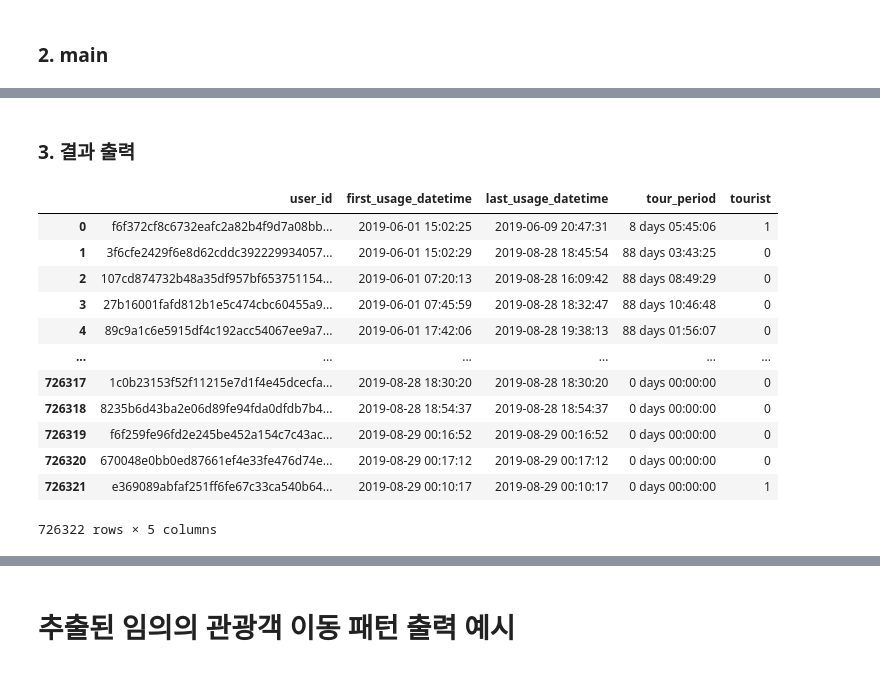
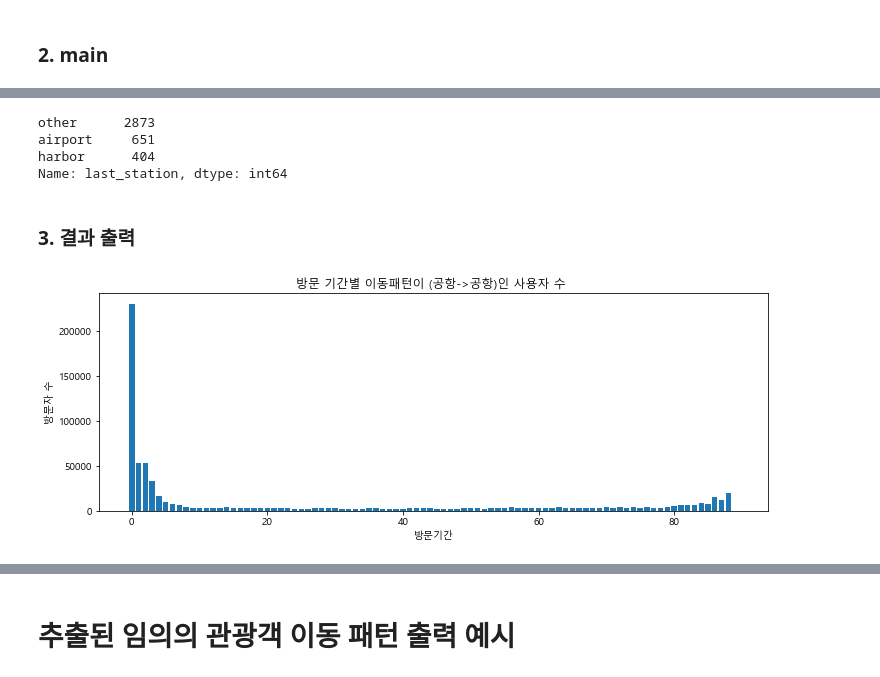
Before and after one commit to hoonisone/2020_jeju-bus-tag_data-analysis, a Jupyter notebook: 1. 사용자 정보 추출.ipynb, the cells around one changed output, grey strips where cells are left out. Drawn from its saved outputs; the diff is of its cells as text; code cells hidden in the pictures.

Commit message:
user_df has many columns

```diff
--- a/1. 사용자 정보 추출.ipynb
+++ b/1. 사용자 정보 추출.ipynb
@@ -149,18 +178,12 @@ print("저장완료")
+# %%
+# 항만에서 출발
+a = user_df[user_df["first_station"] == "harbor"]
+b = a["last_station"].value_counts()
+b
+# %% [output]
+other      2873
+airport     651
+harbor      404
+Name: last_station, dtype: int64
 # %% [markdown]
 ### 3. 결과 출력
-# %%
-user_infor_df
-# %% [output]
-|  | user_id | first_usage_datetime | last_usage_datetime | tour_period | tourist |
-| 0 | f6f372cf8c6732eafc2a82b4f9d7a08bb... | 2019-06-01 15:02:25 | 2019-06-09 20:47:31 | 8 days 05:45:06 | 1 |
-| 1 | 3f6cfe2429f6e8d62cddc392229934057... | 2019-06-01 15:02:29 | 2019-08-28 18:45:54 | 88 days 03:43:25 | 0 |
-| 2 | 107cd874732b48a35df957bf653751154... | 2019-06-01 07:20:13 | 2019-08-28 16:09:42 | 88 days 08:49:29 | 0 |
-| 3 | 27b16001fafd812b1e5c474cbc60455a9... | 2019-06-01 07:45:59 | 2019-08-28 18:32:47 | 88 days 10:46:48 | 0 |
-| 4 | 89c9a1c6e5915df4c192acc54067ee9a7... | 2019-06-01 17:42:06 | 2019-08-28 19:38:13 | 88 days 01:56:07 | 0 |
-| ... | ... | ... | ... | ... | ... |
-| 726317 | 1c0b23153f52f11215e7d1f4e45dcecfa... | 2019-08-28 18:30:20 | 2019-08-28 18:30:20 | 0 days 00:00:00 | 0 |
-| 726318 | 8235b6d43ba2e06d89fe94fda0dfdb7b4... | 2019-08-28 18:54:37 | 2019-08-28 18:54:37 | 0 days 00:00:00 | 0 |
-| 726319 | f6f259fe96fd2e245be452a154c7c43ac... | 2019-08-29 00:16:52 | 2019-08-29 00:16:52 | 0 days 00:00:00 | 0 |
-| 726320 | 670048e0bb0ed87661ef4e33fe476d74e... | 2019-08-29 00:17:12 | 2019-08-29 00:17:12 | 0 days 00:00:00 | 0 |
-| 726321 | e369089abfaf251ff6fe67c33ca540b64... | 2019-08-29 00:10:17 | 2019-08-29 00:10:17 | 0 days 00:00:00 | 1 |
-726322 rows × 5 columns
@@ -166,0 +200,14 @@ user_infor_df
+# %%
+user_df = bus.create_user_df()
+register_df = user_df[user_df["tourist"] == 0]
+tourist_df = user_df[user_df["tourist"] == 1]
+data = user_df.groupby("use_days").count()["user_id"]
+data2 = list(data)
+plt.rcParams["figure.figsize"] = (12,4)
+plt.bar(range(len(data2)), data2)
+plt.xlabel('방문기간')
+plt.ylabel('방문자 수')
+plt.title('방문 기간별 이동패턴이 (공항->공항)인 사용자 수 ')
+plt.show()
+# %% [output]
+[figure, added]
```
Also changed, not shown: parts of 33 cells of this notebook, 9 other files.
